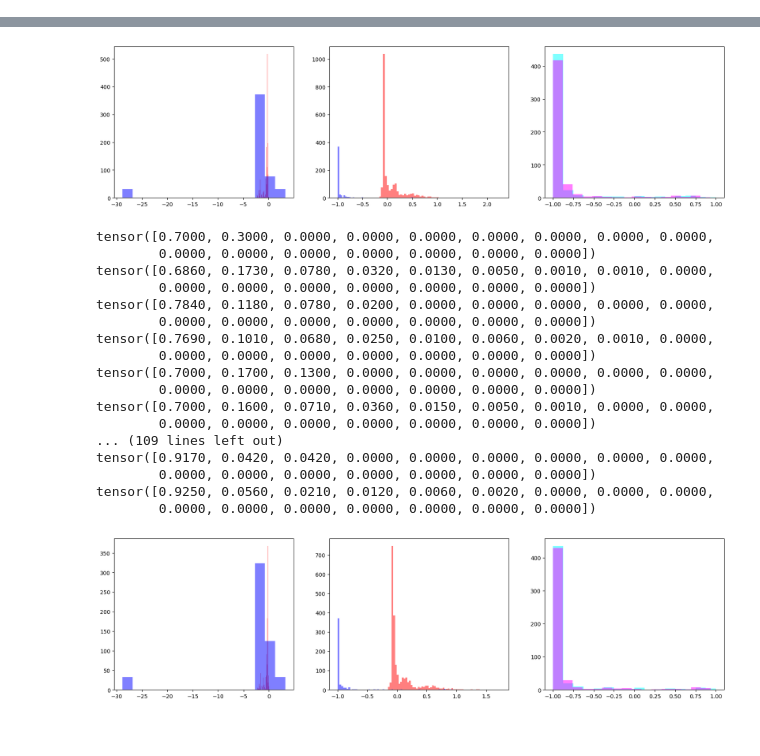
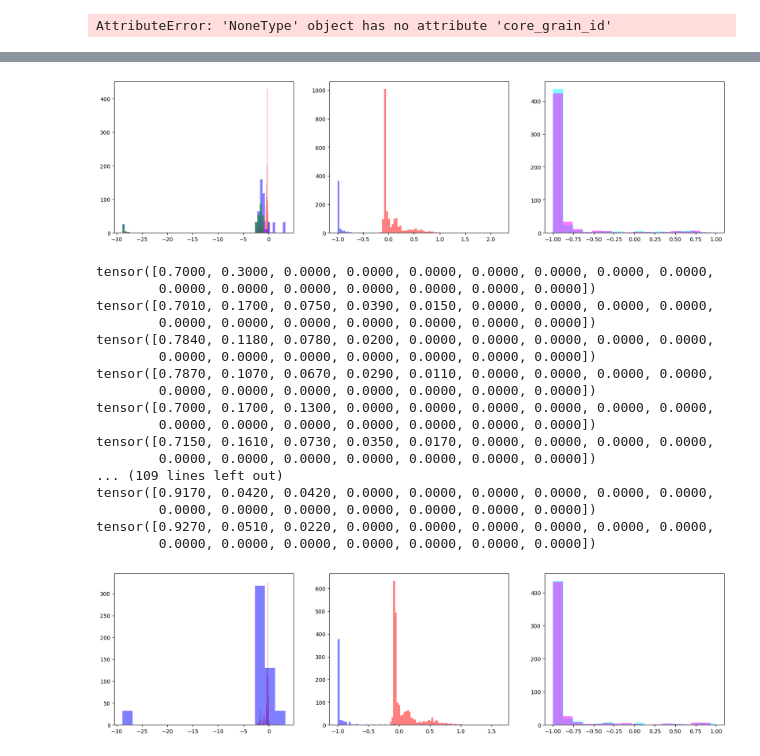
Before and after one commit to halobrewery/brewbrain, a Jupyter notebook: mash_vae_test.ipynb, the cells around one changed output, grey strips where cells are left out. Cells and saved outputs as stored; diff of their text form; code cells hidden in the pictures.

```diff
--- a/mash_vae_test.ipynb
+++ b/mash_vae_test.ipynb
@@ -32,15 +85,20 @@ Base.metadata.create_all(engine)
 converted_recipes = {}
 with Session(engine) as session:
   grains_db = session.scalars(select(Grain)).all()
+  core_grains_db = session.scalars(select(CoreGrain)).all()
   grains_dbid_to_idx, grains_idx_to_dbid = build_grain_type_lookup_maps(grains_db)
+  core_grains_dbid_to_idx, core_grains_idx_to_dbid = build_core_grain_type_lookup_maps(core_grains_db)
+
   # Split into training, validation, test sets
   recipes_db = session.scalars(select(RecipeML)).all()
-  converted_recipes = convert_recipe_numpy(recipes_db, grains_dbid_to_idx)
+  converted_recipes = convert_recipe_numpy(recipes_db, grains_dbid_to_idx, core_grains_dbid_to_idx)
   random.shuffle(converted_recipes)
 
   training_size = int(TRAINING_SET_PCT*len(converted_recipes))
   training_recipes = converted_recipes[:training_size]
   test_recipes     = converted_recipes[training_size:]
+# %% [output]
+AttributeError: 'NoneType' object has no attribute 'core_grain_id'
 # %%
 def layer_init_ortho(layer, std=np.sqrt(2)):
   nn.init.orthogonal_(layer.weight, std)
@@ -97,9 +155,14 @@ def forward(x, plot=False):
     x = nn.functional.leaky_relu(enc1(x), LEAKY_RELU_SLOPE)
     if plot: ax1.hist(x.flatten().detach().numpy(), bins=HIDDEN_SIZE, facecolor='red', alpha=0.5)
     x = enc2(x)
-    if plot: ax1.hist(x.flatten().detach().numpy(), bins=2*Z_SIZE, facecolor='blue', alpha=0.5)
+    mean, logvar = torch.chunk(x, 2, dim=-1)
 
-    mean, logvar = torch.chunk(x, 2, dim=-1)
+    if plot:
+      ax1.hist(x.flatten().detach().numpy(),      bins=HIDDEN_SIZE, facecolor='blue',  alpha=0.5)
+      ax1.hist(mean.flatten().detach().numpy(),   bins=HIDDEN_SIZE, facecolor='magenta',  alpha=0.5)
+      ax1.hist(logvar.flatten().detach().numpy(), bins=HIDDEN_SIZE, facecolor='green', alpha=0.5)
+
+
     z = reparameterize(mean, logvar)
 
     x_hat = nn.functional.leaky_relu(dec1(z), LEAKY_RELU_SLOPE)
@@ -149,4 +212,4 @@ Loss: 4.980508327484131
-[figure, old version]
+[figure, new version]
 # %%
 plt.close()
 fig, (ax1, ax2, axInOut) = plt.subplots(1, 3)
@@ -162,26 +225,29 @@ with torch.no_grad():
 
   for i in range(x.shape[0]):
     print(torch.round(x[i]/2.0 + 0.5, decimals=3))
-    print(torch.round(x_hat[i]/2.0 + 0.5, decimals=3))
+
+    denorm_x_hat = (x_hat[i]/2.0 + 0.5)
+    denorm_x_hat[denorm_x_hat < 0.01] = 0.0
+    print(torch.round(denorm_x_hat / torch.sum(denorm_x_hat), decimals=3))
 # %% [output]
 tensor([0.7000, 0.3000, 0.0000, 0.0000, 0.0000, 0.0000, 0.0000, 0.0000, 0.0000,
         0.0000, 0.0000, 0.0000, 0.0000, 0.0000, 0.0000, 0.0000])
-tensor([0.6860, 0.1730, 0.0780, 0.0320, 0.0130, 0.0050, 0.0010, 0.0010, 0.0000,
+tensor([0.7010, 0.1700, 0.0750, 0.0390, 0.0150, 0.0000, 0.0000, 0.0000, 0.0000,
         0.0000, 0.0000, 0.0000, 0.0000, 0.0000, 0.0000, 0.0000])
 tensor([0.7840, 0.1180, 0.0780, 0.0200, 0.0000, 0.0000, 0.0000, 0.0000, 0.0000,
         0.0000, 0.0000, 0.0000, 0.0000, 0.0000, 0.0000, 0.0000])
-tensor([0.7690, 0.1010, 0.0680, 0.0250, 0.0100, 0.0060, 0.0020, 0.0010, 0.0000,
+tensor([0.7870, 0.1070, 0.0670, 0.0290, 0.0110, 0.0000, 0.0000, 0.0000, 0.0000,
         0.0000, 0.0000, 0.0000, 0.0000, 0.0000, 0.0000, 0.0000])
 tensor([0.7000, 0.1700, 0.1300, 0.0000, 0.0000, 0.0000, 0.0000, 0.0000, 0.0000,
         0.0000, 0.0000, 0.0000, 0.0000, 0.0000, 0.0000, 0.0000])
-tensor([0.7000, 0.1600, 0.0710, 0.0360, 0.0150, 0.0050, 0.0010, 0.0000, 0.0000,
+tensor([0.7150, 0.1610, 0.0730, 0.0350, 0.0170, 0.0000, 0.0000, 0.0000, 0.0000,
         0.0000, 0.0000, 0.0000, 0.0000, 0.0000, 0.0000, 0.0000])
 ... (109 lines left out)
 tensor([0.9170, 0.0420, 0.0420, 0.0000, 0.0000, 0.0000, 0.0000, 0.0000, 0.0000,
         0.0000, 0.0000, 0.0000, 0.0000, 0.0000, 0.0000, 0.0000])
-tensor([0.9250, 0.0560, 0.0210, 0.0120, 0.0060, 0.0020, 0.0000, 0.0000, 0.0000,
+tensor([0.9270, 0.0510, 0.0220, 0.0000, 0.0000, 0.0000, 0.0000, 0.0000, 0.0000,
         0.0000, 0.0000, 0.0000, 0.0000, 0.0000, 0.0000, 0.0000])
-[figure, old version]
+[figure, new version]
 # %%
 
 class MashVAE(nn.Module):
```
Also changed, not shown: parts of 3 cells of this notebook, 4 other files.
